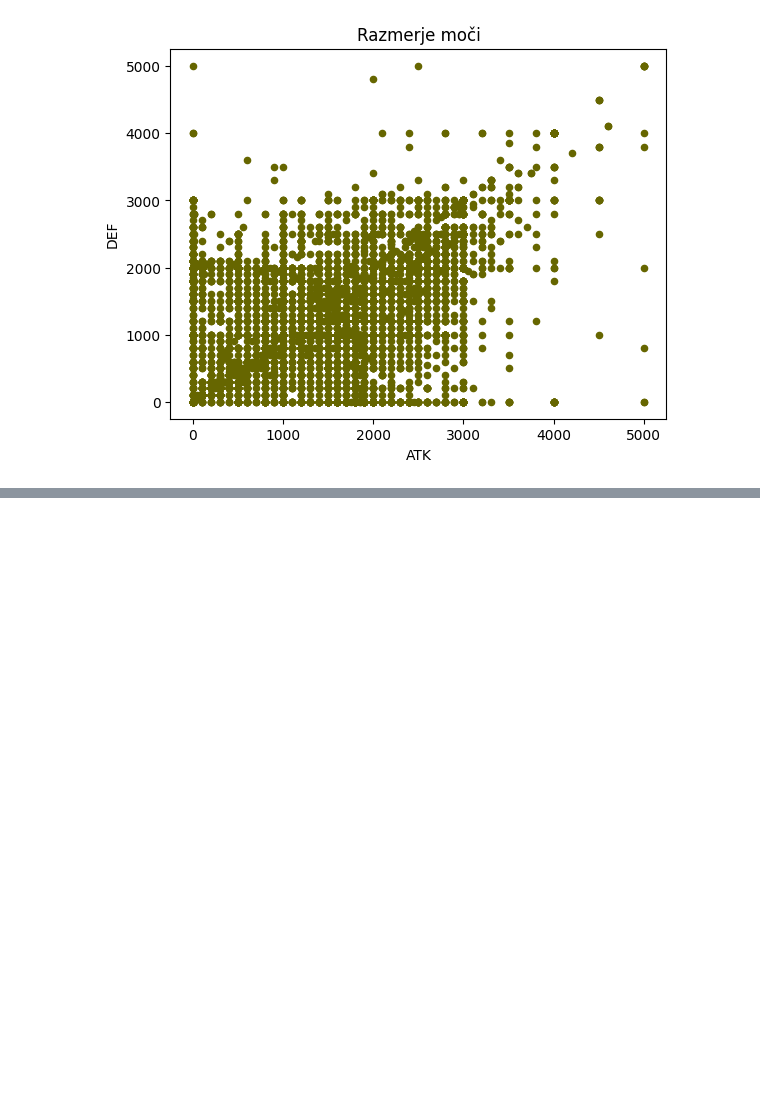
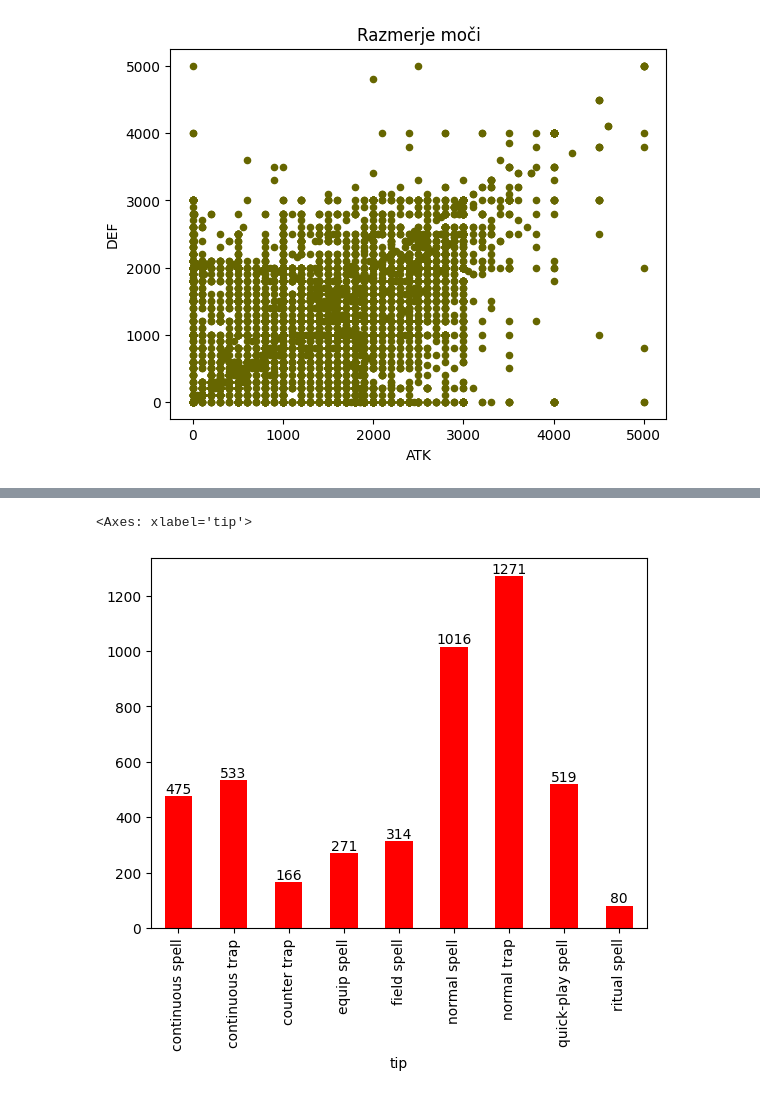
Before and after one commit to sawdem/Projektna-naloga, a Jupyter notebook: prikaz.ipynb, the cells around one changed output, grey strips where cells are left out. Cells and saved outputs as stored; diff of their text form; code cells hidden in the pictures; blank space fills up the shorter version.

```diff
--- a/prikaz.ipynb
+++ b/prikaz.ipynb
@@ -57,0 +58,7 @@ for container in graf.containers:
+# %%
+graf = spells_and_traps.groupby("tip")["ime"].count().plot.bar(color="red")
+labels = graf.bar_label(graf.containers[0])
+graf
+# %% [output]
+<Axes: xlabel='tip'>
+[figure, added]
```
Also changed, not shown: parts of 1 cell of this notebook.
